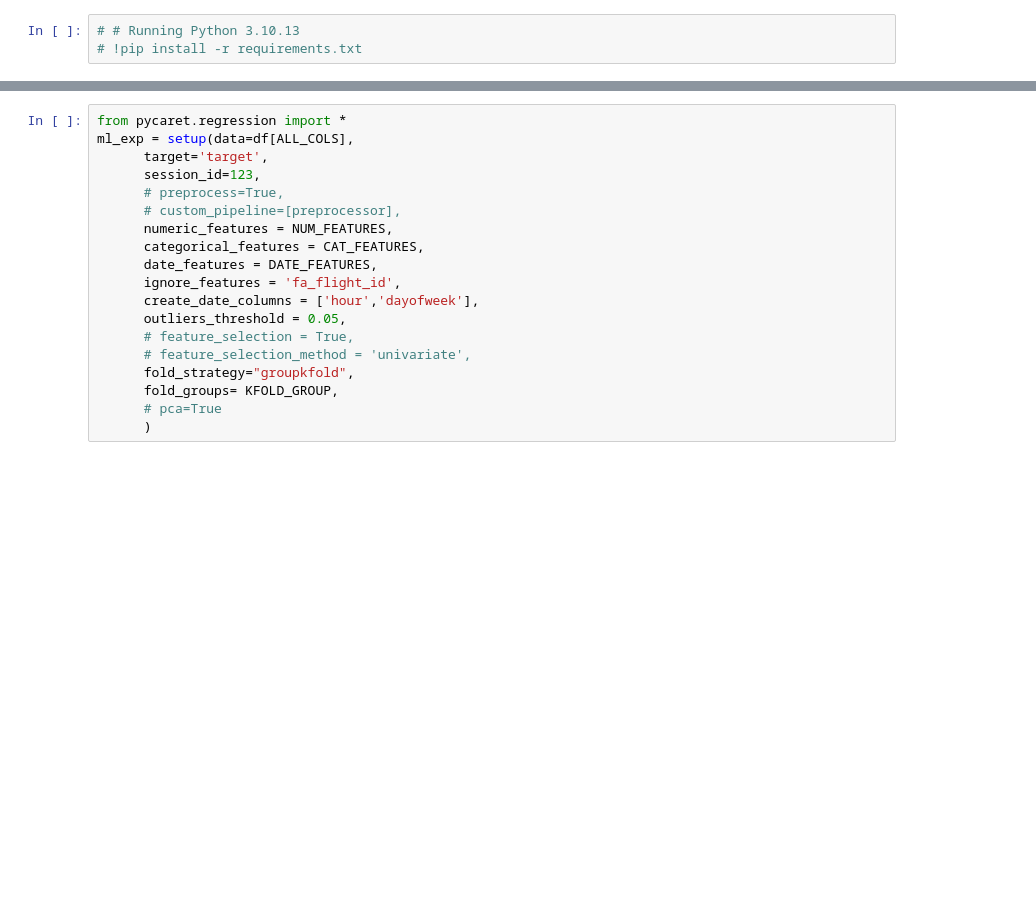
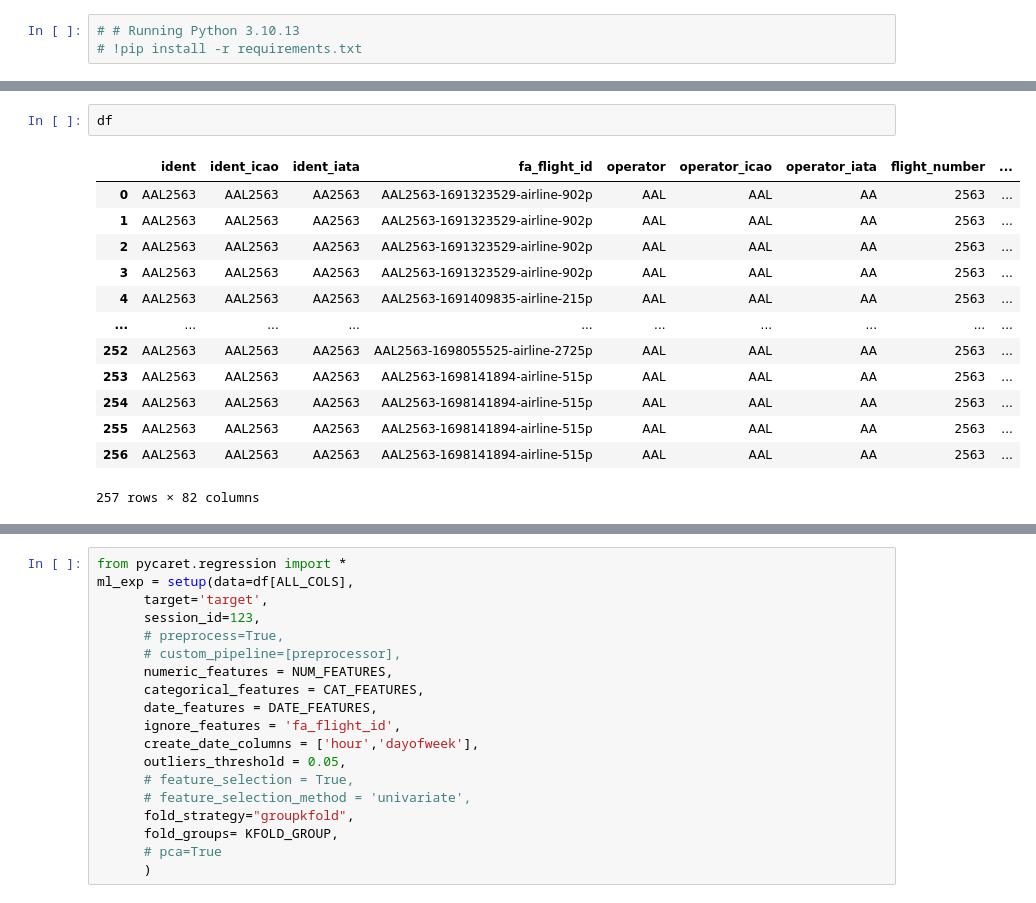
Before and after one commit to jcguidry/flight-ml-accelerator, a Jupyter notebook: 4-train-model/notebooks/2-flights_processed_modelling.ipynb, the cells around one changed output, grey strips where cells are left out. Cells and saved outputs as stored; diff of their text form; blank space fills up the shorter version.

```diff
--- a/4-train-model/notebooks/2-flights_processed_modelling.ipynb
+++ b/4-train-model/notebooks/2-flights_processed_modelling.ipynb
@@ -130,3 +43,19 @@ df.to_csv('data/flights_processed_model_ready.csv', index=False)
+# %%
+df
+# %% [output]
+|  | ident | ident_icao | ident_iata | fa_flight_id | operator | operator_icao | operator_iata | flight_number | ... |
+| 0 | AAL2563 | AAL2563 | AA2563 | AAL2563-1691323529-airline-902p | AAL | AAL | AA | 2563 | ... |
+| 1 | AAL2563 | AAL2563 | AA2563 | AAL2563-1691323529-airline-902p | AAL | AAL | AA | 2563 | ... |
+| 2 | AAL2563 | AAL2563 | AA2563 | AAL2563-1691323529-airline-902p | AAL | AAL | AA | 2563 | ... |
+| 3 | AAL2563 | AAL2563 | AA2563 | AAL2563-1691323529-airline-902p | AAL | AAL | AA | 2563 | ... |
+| 4 | AAL2563 | AAL2563 | AA2563 | AAL2563-1691409835-airline-215p | AAL | AAL | AA | 2563 | ... |
+| ... | ... | ... | ... | ... | ... | ... | ... | ... | ... |
+| 252 | AAL2563 | AAL2563 | AA2563 | AAL2563-1698055525-airline-2725p | AAL | AAL | AA | 2563 | ... |
+| 253 | AAL2563 | AAL2563 | AA2563 | AAL2563-1698141894-airline-515p | AAL | AAL | AA | 2563 | ... |
+| 254 | AAL2563 | AAL2563 | AA2563 | AAL2563-1698141894-airline-515p | AAL | AAL | AA | 2563 | ... |
+| 255 | AAL2563 | AAL2563 | AA2563 | AAL2563-1698141894-airline-515p | AAL | AAL | AA | 2563 | ... |
+| 256 | AAL2563 | AAL2563 | AA2563 | AAL2563-1698141894-airline-515p | AAL | AAL | AA | 2563 | ... |
+257 rows × 82 columns
 # %%
 NUM_FEATURES = ['filed_airspeed']
 CAT_FEATURES = ['event_type']
```
Also changed, not shown: parts of 13 cells of this notebook, 11 other files.
